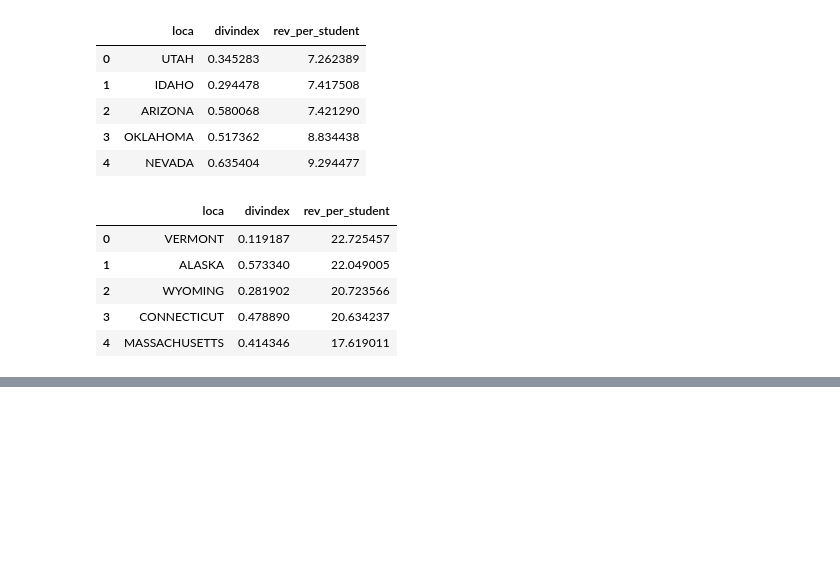
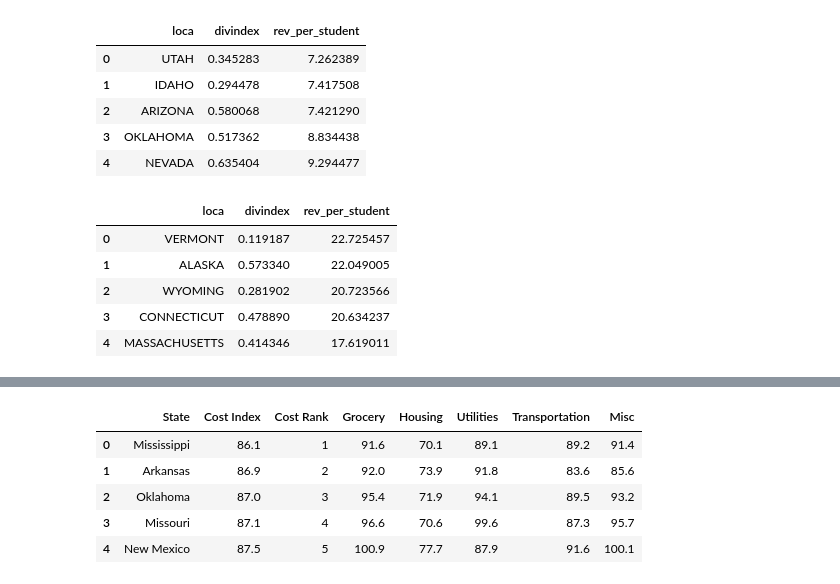
Before and after one commit to capflaum/ETL-Project, a Jupyter notebook: states_all.ipynb, the cells around one changed output, grey strips where cells are left out. Saved outputs shown, nothing was run; the diff lists cells and outputs as text; code cells hidden in the pictures; blank space fills up the shorter version.

```diff
--- a/states_all.ipynb
+++ b/states_all.ipynb
@@ -225,0 +252,10 @@ diversity_revenue.head()
+# %%
+cost_of_liv=tables[0]
+cost_of_liv.head()
+# %% [output]
+|  | State | Cost Index | Cost Rank | Grocery | Housing | Utilities | Transportation | Misc |
+| 0 | Mississippi | 86.1 | 1 | 91.6 | 70.1 | 89.1 | 89.2 | 91.4 |
+| 1 | Arkansas | 86.9 | 2 | 92.0 | 73.9 | 91.8 | 83.6 | 85.6 |
+| 2 | Oklahoma | 87.0 | 3 | 95.4 | 71.9 | 94.1 | 89.5 | 93.2 |
+| 3 | Missouri | 87.1 | 4 | 96.6 | 70.6 | 99.6 | 87.3 | 95.7 |
+| 4 | New Mexico | 87.5 | 5 | 100.9 | 77.7 | 87.9 | 91.6 | 100.1 |
```
Also changed, not shown: parts of 10 cells of this notebook.
